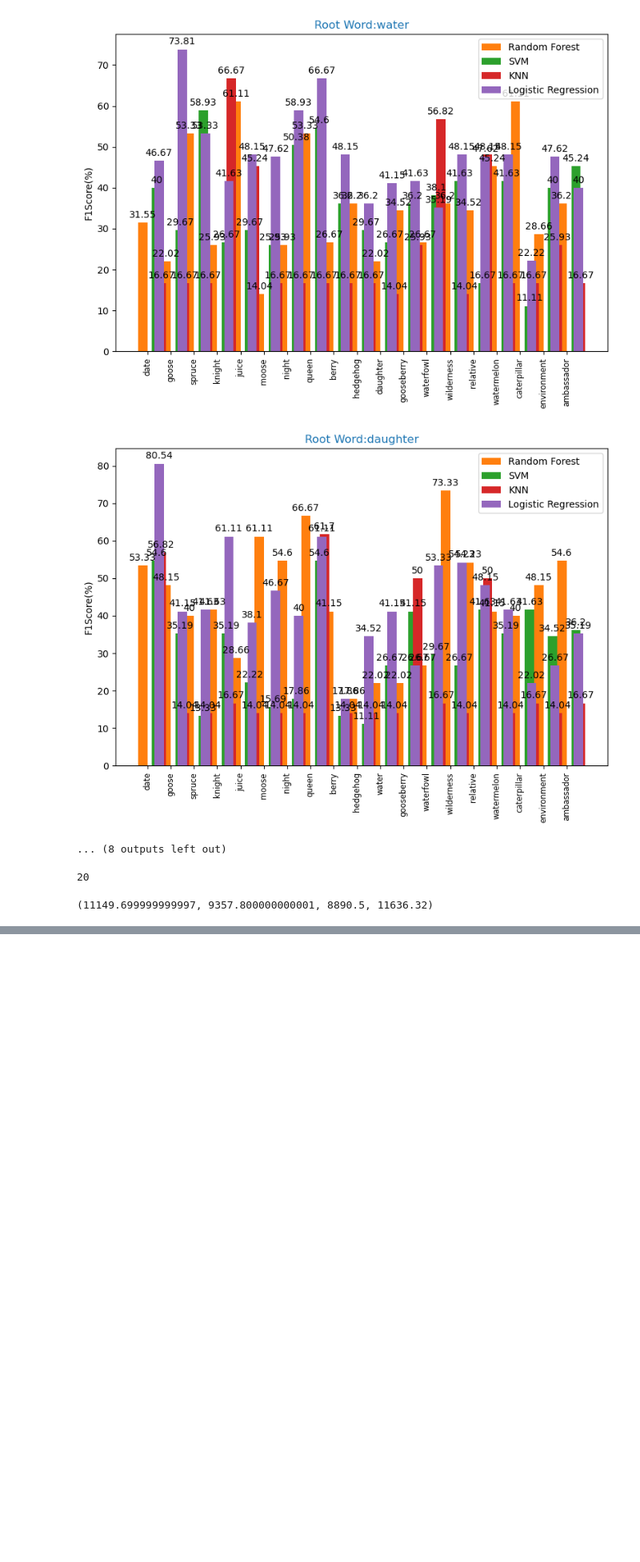
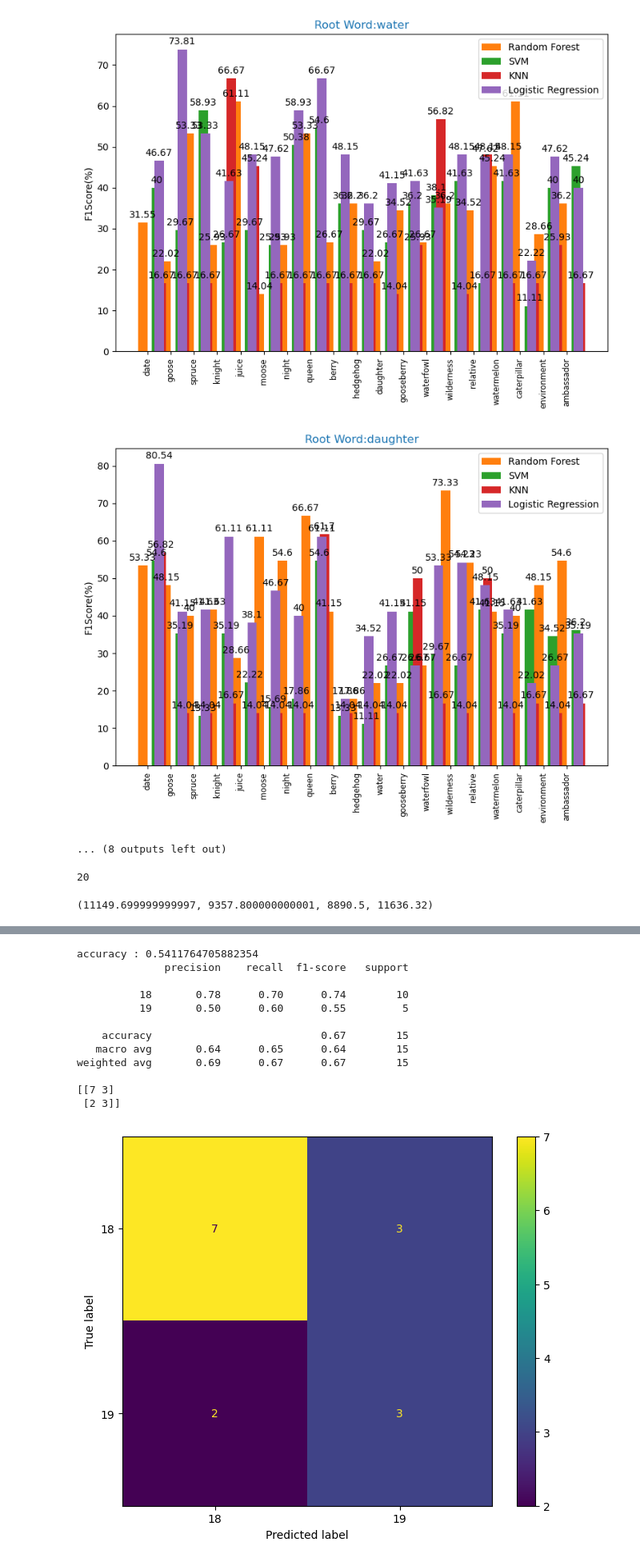
Before and after one commit to fineanmol/EEG-based---BCI, a Jupyter notebook: code_scripts/test_features.ipynb, the cells around one changed output, grey strips where cells are left out. Shown at 80% size. Cells and saved outputs as stored; diff of their text form; code cells hidden in the pictures; blank space fills up the shorter version.

```diff
--- a/code_scripts/test_features.ipynb
+++ b/code_scripts/test_features.ipynb
@@ -31,7 +31,7 @@ df_combined=pd.concat([df_imagined,df_inner])
 data=np.array(df_imagined)
 data=data.transpose()
 data.shape
-y_array=np.load("word_list.npy")
+y_array=np.load("labels_word_list.npy")
 # y_array=np.array(list(y_array)*2) --for combined data
 y_array[:10]
 # %% [output]
@@ -448,7 +477,7 @@ x_array.shape
 # %% [output]
 (1000, 350)
 # %%
-y_array=np.load("word_list.npy")
+y_array=np.load("labels_word_list.npy")
 if len(x_array)==2000:
     y_array=np.array(list(y_array)*2) #for combined data
 
@@ -458,0 +491,11 @@ y_array.shape
+# %%
+import numpy as np
+
+N, F = x_array.shape
+seq_len = 1
+input_dim = F
+
+# Reshape from (N, F) -> (N, 1, F)
+X_seq = x_array.reshape(N, seq_len, input_dim)
+
+print("X_seq shape:", X_seq.shape)  # (N, 1, F)
@@ -459,3 +712,27 @@ y_array.shape
+# %%
+from sklearn.metrics import accuracy_score, confusion_matrix, ConfusionMatrixDisplay
+import matplotlib.pyplot as plt
+
+model.eval()
+test_preds = []
+test_true = []
+with torch.no_grad():
+    for batch_x, batch_y in test_loader:
+        batch_x = batch_x.to(device)
+        batch_y = batch_y.to(device)
+        logits = model(batch_x)
+        preds = logits.argmax(dim=-1)
+        test_preds.extend(preds.cpu().numpy())
+        test_true.extend(batch_y.cpu().numpy())
+
+test_acc = accuracy_score(test_true, test_preds)
+print("Test Accuracy:", test_acc)
+
+cm = confusion_matrix(test_true, test_preds)
+disp = ConfusionMatrixDisplay(confusion_matrix=cm, display_labels=range(num_classes))
+disp.plot(cmap=plt.cm.Blues)
+plt.title("Confusion Matrix (Test Set)")
+plt.show()
 # %% [markdown]
 In order to reduce the dimension of the feature vector Principal component analysis (PCA) was used.
 # %% [markdown]
@@ -1152,34 +1460,48 @@ for pairs in pair_list:
 #X_train, X_test, y_train, y_test = get_arrays(word_index,dict1[word_index][j])
 
 #custom metric
 def DTW(a, b):
     an = a.size
     bn = b.size
     pointwise_distance = distance.cdist(a.reshape(-1,1),b.reshape(-1,1))
     cumdist = np.matrix(np.ones((an+1,bn+1)) * np.inf)
     cumdist[0,0] = 0
 
     for ai in range(an):
         for bi in range(bn):
             minimum_cost = np.min([cumdist[ai, bi+1],
                                    cumdist[ai+1, bi],
                                    cumdist[ai, bi]])
             cumdist[ai+1, bi+1] = pointwise_distance[ai,bi] + minimum_cost
 
     return cumdist[an, bn]
 
 #train
 parameters = {'n_neighbors':[2, 4, 8]}
 clf = GridSearchCV(KNeighborsClassifier(metric =DTW), parameters, cv=5)
 clf.fit(X_train, y_train)
 print("accuracy :",clf.best_score_)
 
 #evaluate
 y_pred = clf.predict(X_test)
 print(classification_report(y_test, y_pred))
 print(confusion_matrix(y_test, y_pred))
-plot_confusion_matrix(clf, X_test, y_test)
+ConfusionMatrixDisplay.from_estimator(clf, X_test, y_test)
 plt.show()
+# %% [output]
+accuracy : 0.5411764705882354
+              precision    recall  f1-score   support
+
+          18       0.78      0.70      0.74        10
+          19       0.50      0.60      0.55         5
+
+    accuracy                           0.67        15
+   macro avg       0.64      0.65      0.64        15
+weighted avg       0.69      0.67      0.67        15
+
+[[7 3]
+ [2 3]]
+[figure, added]
 # %%
 import numpy as np
 import matplotlib.pyplot as plt
```
Also changed, not shown: parts of 31 cells of this notebook, 19 other files.
